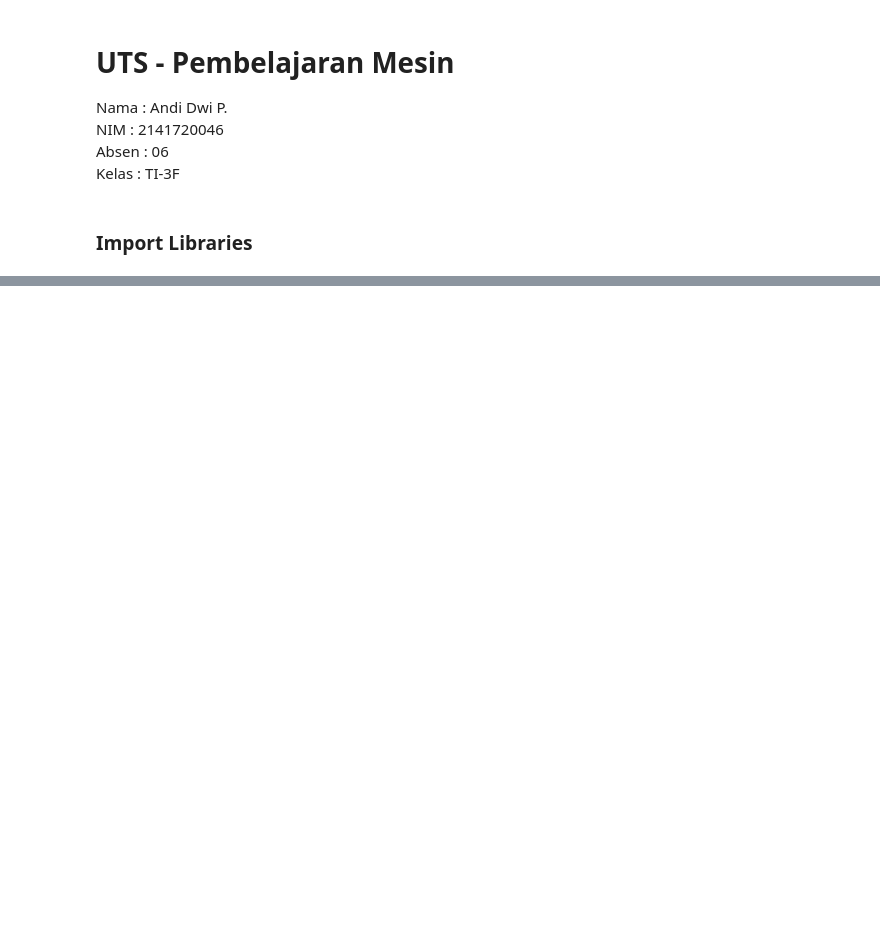
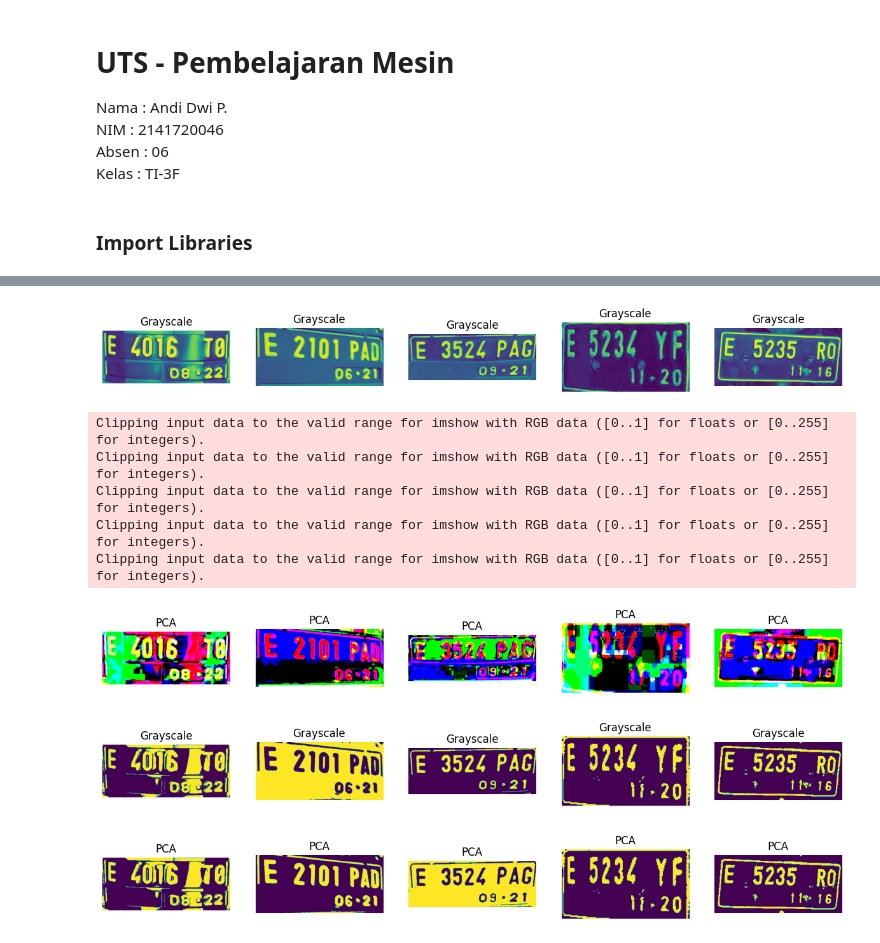
Before and after one commit to andidprastyo/ML-2023, a Jupyter notebook: UTS/UTS_ML.ipynb, the cells around one changed output, grey strips where cells are left out. Drawn from its saved outputs; the diff is of its cells as text; code cells hidden in the pictures; blank space fills up the shorter version.

```diff
--- a/UTS/UTS_ML.ipynb
+++ b/UTS/UTS_ML.ipynb
@@ -42,0 +27,9 @@ plt.show()
+# %%
+def show_images(images, titles, figsize=(15, 7)):
+    plt.figure(figsize=figsize)
+    for i in range(len(images)):
+        plt.subplot(1, len(images), i+1)
+        plt.imshow(images[i])
+        plt.title(titles[i])
+        plt.axis('off')
+    plt.show()
@@ -42,0 +78,18 @@ plt.show()
+# %%
+# Pra-pemrosesan: Merubah color space menjadi grayscale
+grayscale_images = [cv2.cvtColor(img, cv2.COLOR_BGR2GRAY) for img in original_images]
+
+# Pra-pemrosesan: Reduksi dimensi menggunakan PCA
+pca = PCA(n_components=3)
+reduced_images = [pca.fit_transform(img.reshape((-1, 3))).reshape(img.shape) for img in original_images]
+# %%
+show_images(grayscale_images, titles=['Grayscale']*len(grayscale_images))
+show_images(reduced_images, titles=['PCA']*len(reduced_images))
+# %% [output]
+[figure, added]
+Clipping input data to the valid range for imshow with RGB data ([0..1] for floats or [0..255] for integers).
+Clipping input data to the valid range for imshow with RGB data ([0..1] for floats or [0..255] for integers).
+Clipping input data to the valid range for imshow with RGB data ([0..1] for floats or [0..255] for integers).
+Clipping input data to the valid range for imshow with RGB data ([0..1] for floats or [0..255] for integers).
+Clipping input data to the valid range for imshow with RGB data ([0..1] for floats or [0..255] for integers).
+[figure, added]
@@ -42,0 +100,8 @@ plt.show()
+# %%
+show_images(segmented_images_gray,['Grayscale']*len(segmented_images_gray))
+# %% [output]
+[figure, added]
+# %%
+show_images(segmented_images_pca,['PCA']*len(segmented_images_pca))
+# %% [output]
+[figure, added]
```
Also changed, not shown: parts of 11 cells of this notebook.
